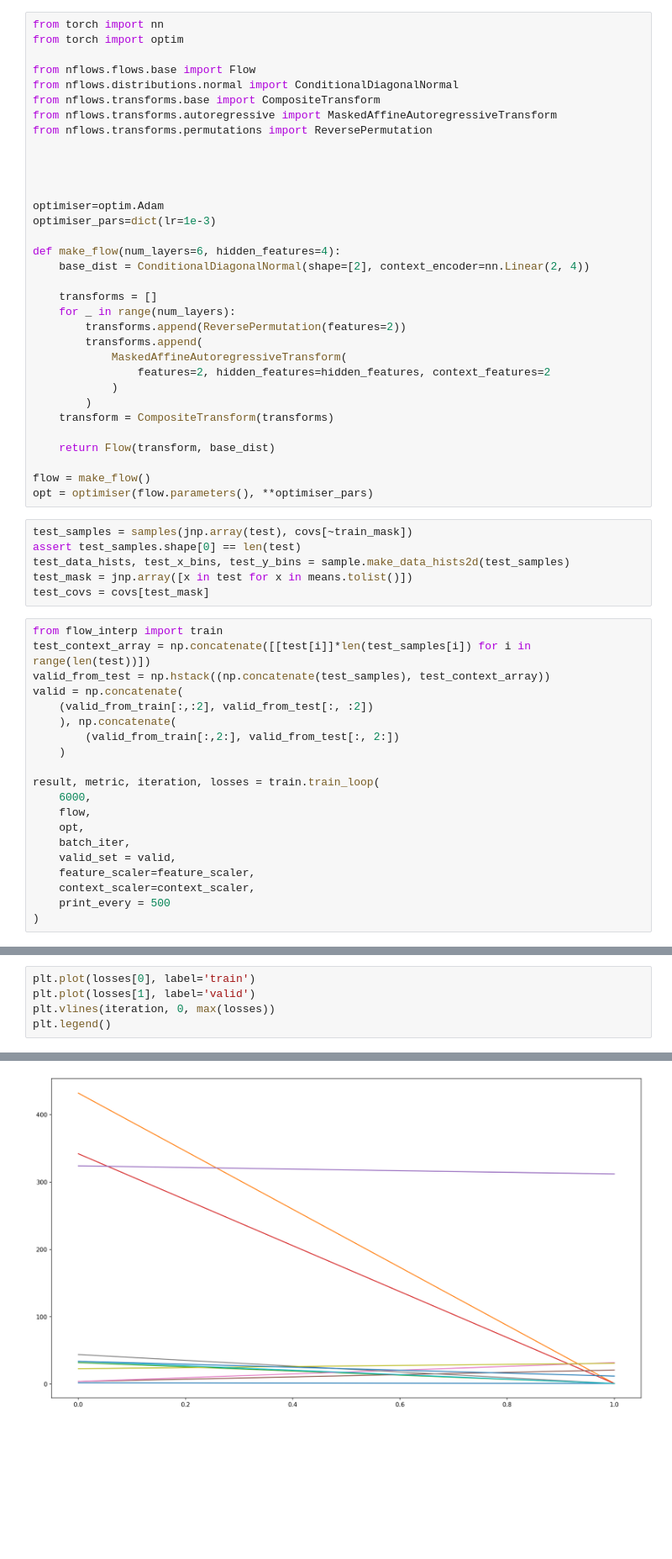
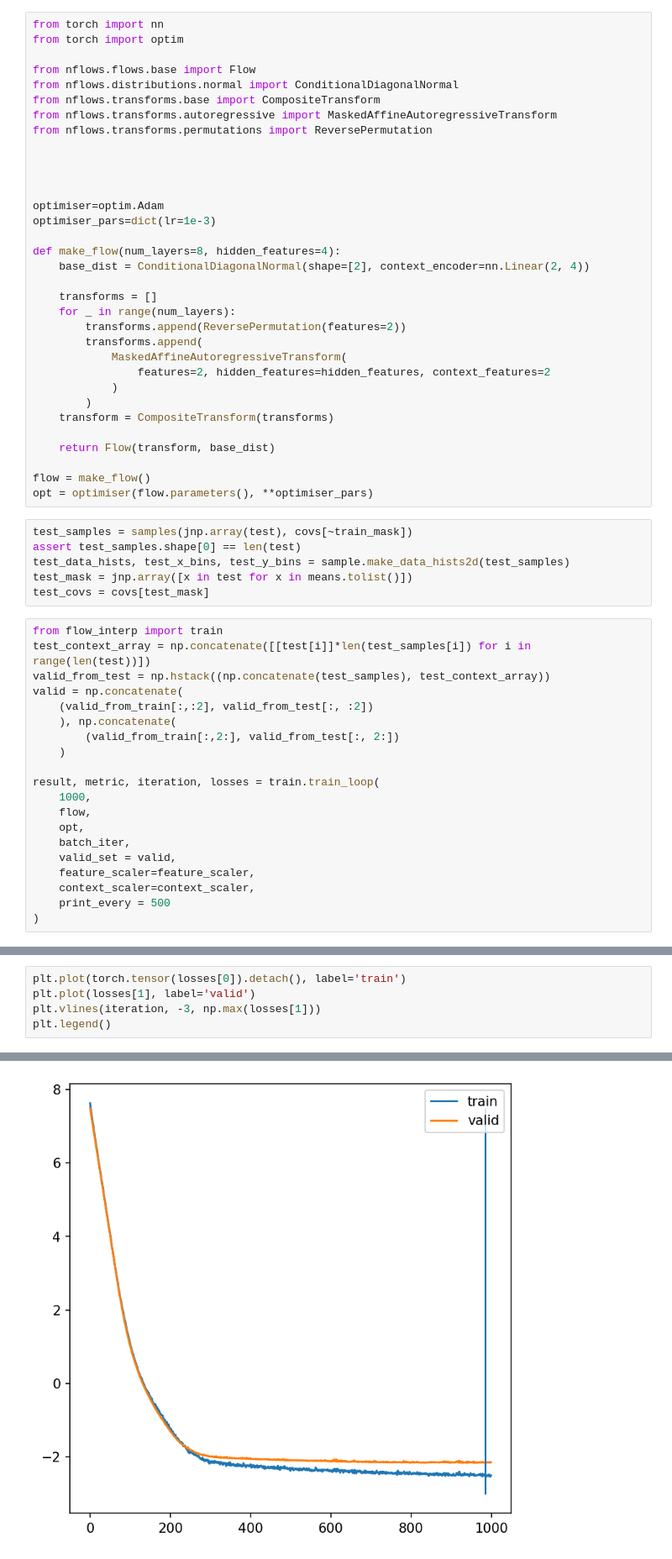
Before and after one commit to phinate/flow-interpolation, a Jupyter notebook: toy_problem.ipynb, the cells around one changed output, grey strips where cells are left out. Shown at 84% size. Saved outputs shown, nothing was run; the diff lists cells and outputs as text; blank space fills up the shorter version.

```diff
--- a/toy_problem.ipynb
+++ b/toy_problem.ipynb
@@ -182,7 +182,7 @@ from nflows.transforms.permutations import ReversePermutation
 optimiser=optim.Adam
 optimiser_pars=dict(lr=1e-3)
 
-def make_flow(num_layers=6, hidden_features=4):
+def make_flow(num_layers=8, hidden_features=4):
     base_dist = ConditionalDiagonalNormal(shape=[2], context_encoder=nn.Linear(2, 4))
 
     transforms = []
@@ -216,7 +216,7 @@ valid = np.concatenate(
     )
 
 result, metric, iteration, losses = train.train_loop(
-    6000,
+    1000,
     flow,
     opt,
     batch_iter,
@@ -246,6 +238,6 @@ valid loss = -1.559053897857666
 # %%
-plt.plot(losses[0], label='train')
+plt.plot(torch.tensor(losses[0]).detach(), label='train')
 plt.plot(losses[1], label='valid')
-plt.vlines(iteration, 0, max(losses))
+plt.vlines(iteration, -3, np.max(losses[1]))
 plt.legend()
 # %% [output]
@@ -263 +245 @@ plt.legend()
-[figure, old version]
+[figure, new version]
```
Also changed, not shown: parts of 6 cells of this notebook, 1 other file.
